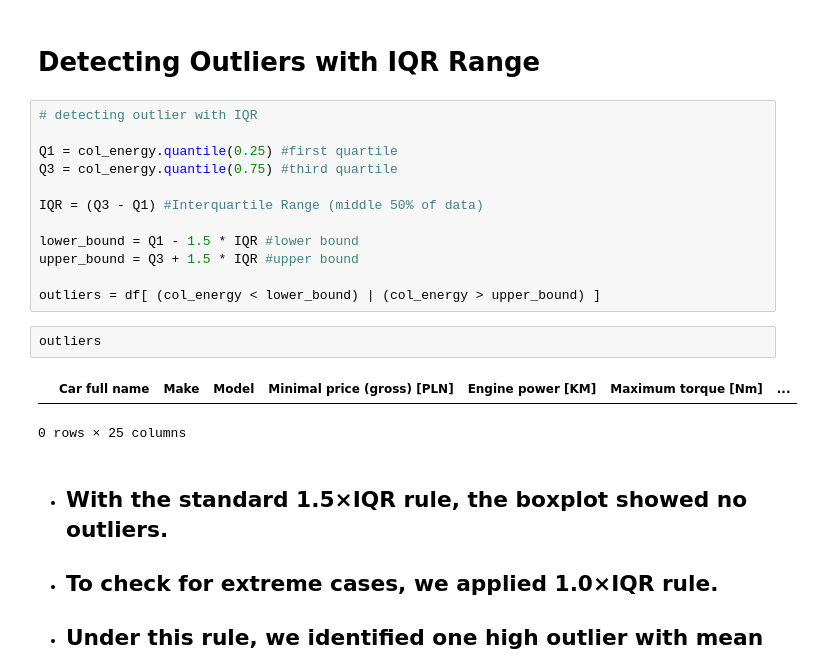
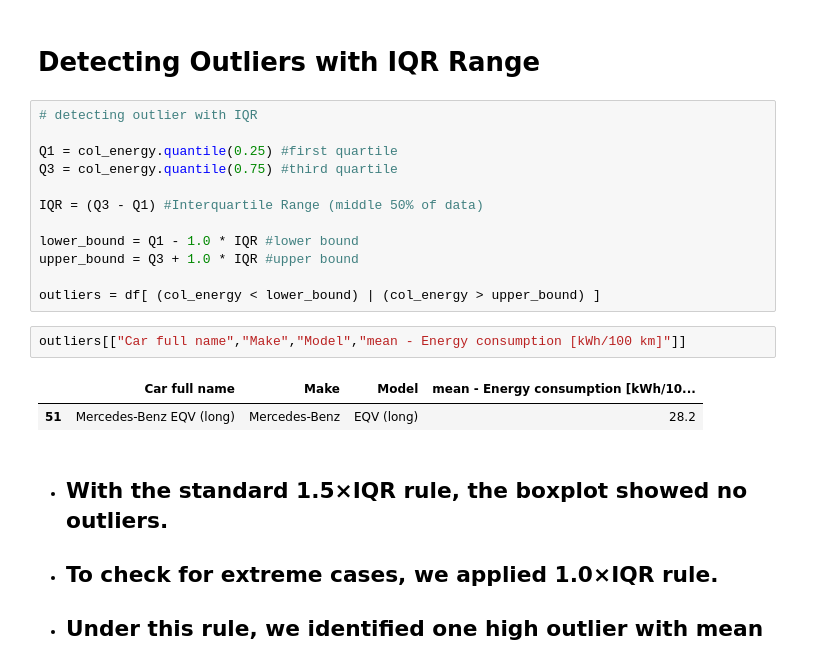
Before and after one commit to ajaythakur958/Electric-Vehicle-Data-Analysis-Project, a Jupyter notebook: EV Analysis.ipynb, the cells around one changed output. Drawn from its saved outputs; the diff is of its cells as text.

```diff
--- a/EV Analysis.ipynb
+++ b/EV Analysis.ipynb
@@ -228,15 +236,15 @@ Q3 = col_energy.quantile(0.75) #third quartile
 
 IQR = (Q3 - Q1) #Interquartile Range (middle 50% of data)
 
-lower_bound = Q1 - 1.5 * IQR #lower bound
-upper_bound = Q3 + 1.5 * IQR #upper bound
+lower_bound = Q1 - 1.0 * IQR #lower bound
+upper_bound = Q3 + 1.0 * IQR #upper bound
 
 outliers = df[ (col_energy < lower_bound) | (col_energy > upper_bound) ]
 # %%
-outliers
+outliers[["Car full name","Make","Model","mean - Energy consumption [kWh/100 km]"]]
 # %% [output]
-|  | Car full name | Make | Model | Minimal price (gross) [PLN] | Engine power [KM] | Maximum torque [Nm] | ... |
+|  | Car full name | Make | Model | mean - Energy consumption [kWh/10... |
+| 51 | Mercedes-Benz EQV (long) | Mercedes-Benz | EQV (long) | 28.2 |
-0 rows × 25 columns
 # %% [markdown]
 - ## With the standard 1.5×IQR rule, the boxplot showed no outliers.
 - ## To check for extreme cases, we applied 1.0×IQR rule.
```
Also changed, not shown: parts of 7 cells of this notebook, 2 other files.
